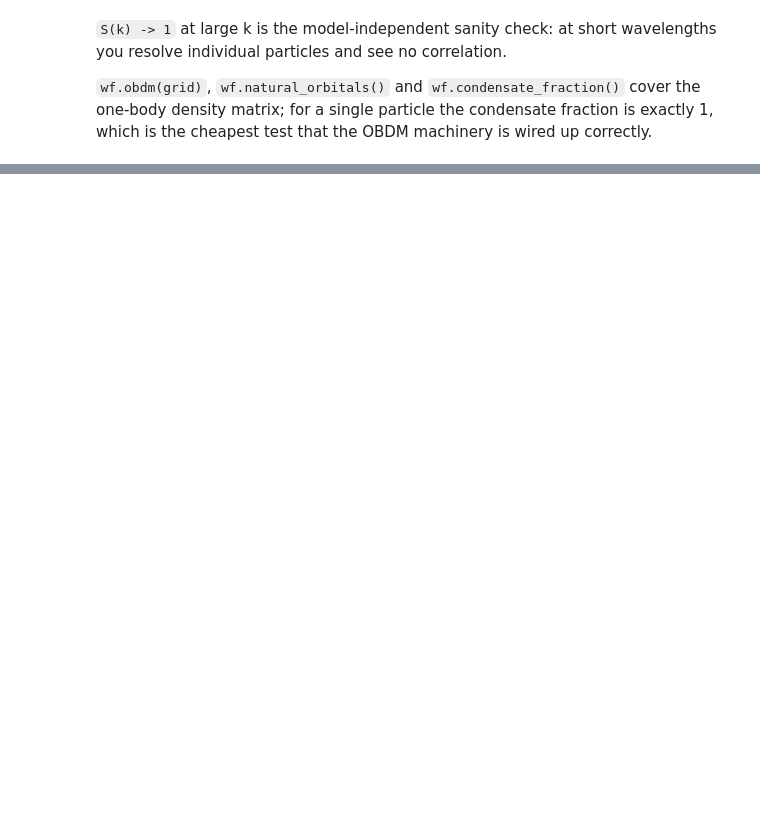
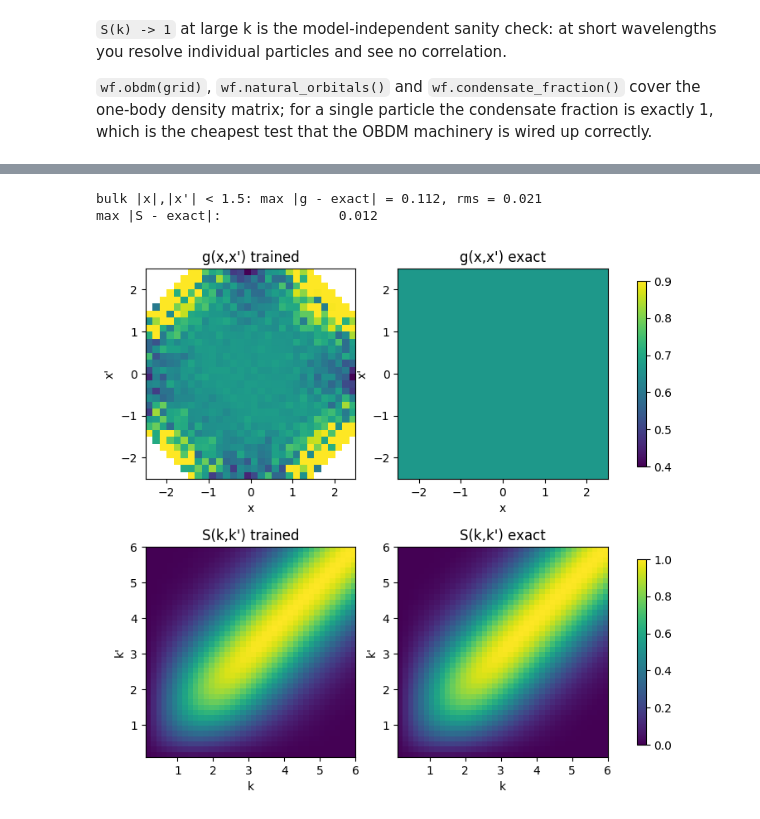
Before and after one commit to pfargas/qvarnet, a Jupyter notebook: notebooks/03-estimators.ipynb, the cells around one changed output, grey strips where cells are left out. Cells and saved outputs as stored; diff of their text form; code cells hidden in the pictures; blank space fills up the shorter version.

```diff
--- a/notebooks/03-estimators.ipynb
+++ b/notebooks/03-estimators.ipynb
@@ -162,0 +226,30 @@ which is the cheapest test that the OBDM machinery is wired up correctly.
+# %%
+grid = np.linspace(-2.5, 2.5, 30)
+_, g_nn = wf_nn.pair_correlation_grid(grid)
+g_exact = np.full_like(g_nn, (n_particles - 1) / n_particles)
+
+kk = np.linspace(0.1, 6.0, 40)
+_, S_nn = wf_nn.structure_factor_matrix(k_values=kk)
+S_exact = np.exp(-(kk[:, None] - kk[None, :])**2 / 4) - np.exp(-(kk[:, None]**2 + kk[None, :]**2) / 4)
+
+fig, ax = plt.subplots(2, 2, figsize=(9, 8))
+ext_g = [grid[0], grid[-1], grid[0], grid[-1]]
+ext_k = [kk[0], kk[-1], kk[0], kk[-1]]
+for a, m, t in [(ax[0, 0], g_nn, "g(x,x') trained"), (ax[0, 1], g_exact, "g(x,x') exact")]:
+    im = a.imshow(m, origin="lower", extent=ext_g, vmin=0.4, vmax=0.9, cmap="viridis")
+    a.set(xlabel="x", ylabel="x'", title=t)
+fig.colorbar(im, ax=ax[0], shrink=0.8)
+for a, m, t in [(ax[1, 0], S_nn.real, "S(k,k') trained"), (ax[1, 1], S_exact, "S(k,k') exact")]:
+    im = a.imshow(m, origin="lower", extent=ext_k, vmin=0, vmax=1, cmap="viridis")
+    a.set(xlabel="k", ylabel="k'", title=t)
+fig.colorbar(im, ax=ax[1], shrink=0.8)
+
+# the tails hold only a handful of pairs per bin, so judge g in the bulk
+bulk = np.abs(grid) < 1.5
+dg = (g_nn - g_exact)[np.ix_(bulk, bulk)]
+print(f"bulk |x|,|x'| < 1.5: max |g - exact| = {np.max(np.abs(dg)):.3f}, rms = {np.sqrt(np.mean(dg**2)):.3f}")
+print(f"max |S - exact|:               {np.max(np.abs(S_nn - S_exact)):.3f}")
+# %% [output]
+bulk |x|,|x'| < 1.5: max |g - exact| = 0.112, rms = 0.021
+max |S - exact|:               0.012
+[figure, added]
```
Also changed, not shown: parts of 4 cells of this notebook, 8 other files.
